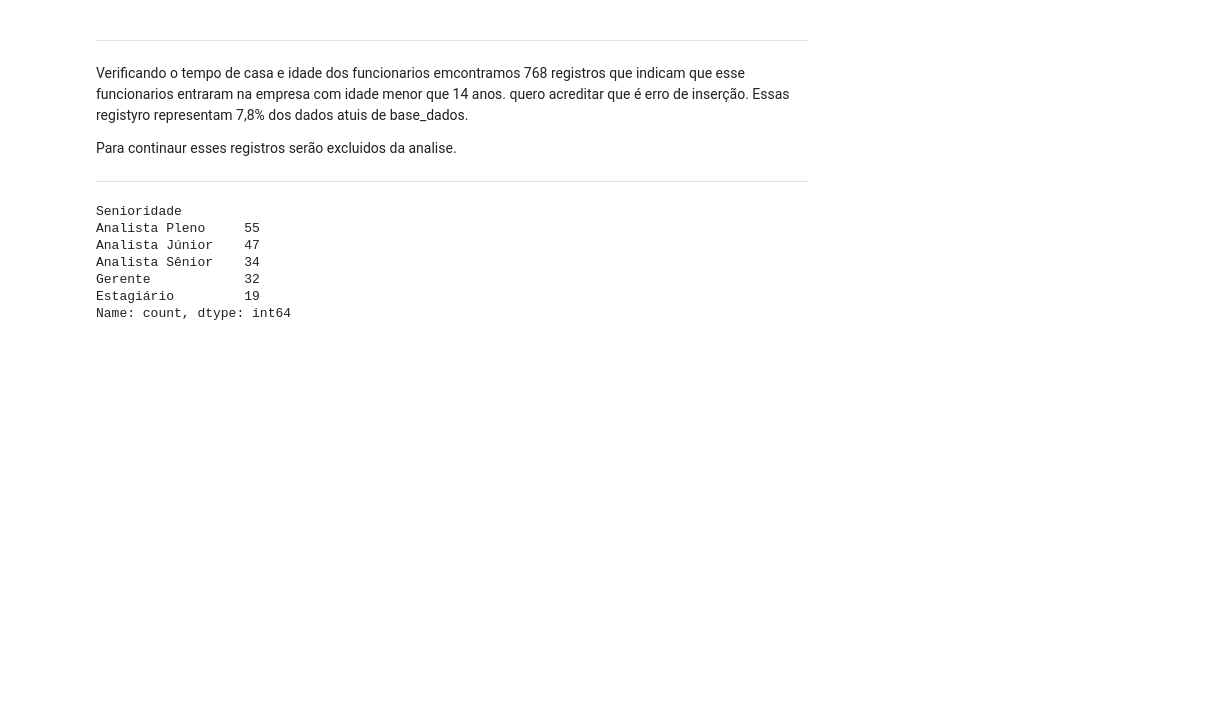
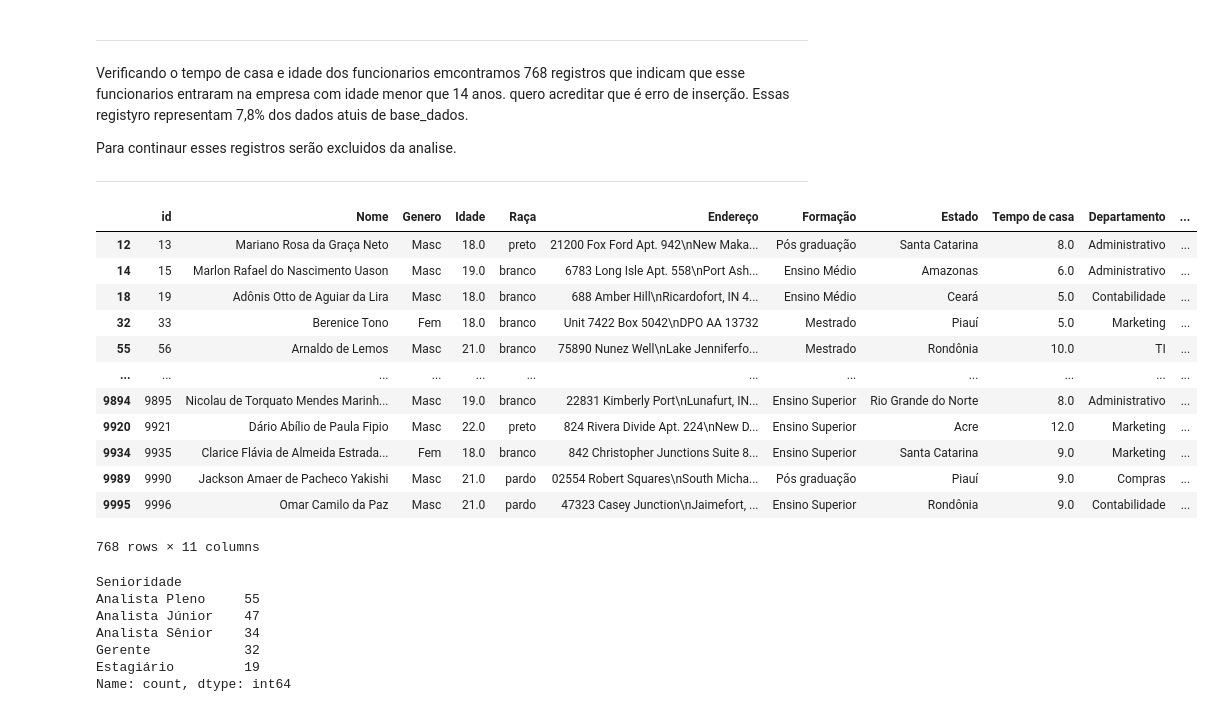
Before and after one commit to antoniosscd/Desafio_Hackathon_Ada, a Jupyter notebook: adahack-etl (1).ipynb, the cells around one changed output. Drawn from its saved outputs; the diff is of its cells as text; code cells hidden in the pictures; blank space fills up the shorter version.

```diff
--- a/adahack-etl (1).ipynb
+++ b/adahack-etl (1).ipynb
@@ -630,15 +612,31 @@ Para continaur esses registros serão excluidos da analise.
 # %%
 #A informação assima indica uma falha que sera analisada.
 grupo_inc = []
 
 for index, linha in base_dados.iterrows():
     if (linha['Idade'] - linha['Tempo de casa']) < 14:
         grupo_inc.append(linha)
 
 # Exibir as primeiras linhas do grupo_inc
 # print(pd.DataFrame(grupo_inc).head())
 
 grupo_inc = pd.DataFrame(grupo_inc)
+
+grupo_inc
+# %% [output]
+|  | id | Nome | Genero | Idade | Raça | Endereço | Formação | Estado | Tempo de casa | Departamento | ... |
+| 12 | 13 | Mariano Rosa da Graça Neto | Masc | 18.0 | preto | 21200 Fox Ford Apt. 942\nNew Maka... | Pós graduação | Santa Catarina | 8.0 | Administrativo | ... |
+| 14 | 15 | Marlon Rafael do Nascimento Uason | Masc | 19.0 | branco | 6783 Long Isle Apt. 558\nPort Ash... | Ensino Médio | Amazonas | 6.0 | Administrativo | ... |
+| 18 | 19 | Adônis Otto de Aguiar da Lira | Masc | 18.0 | branco | 688 Amber Hill\nRicardofort, IN 4... | Ensino Médio | Ceará | 5.0 | Contabilidade | ... |
+| 32 | 33 | Berenice Tono | Fem | 18.0 | branco | Unit 7422 Box 5042\nDPO AA 13732 | Mestrado | Piauí | 5.0 | Marketing | ... |
+| 55 | 56 | Arnaldo de Lemos | Masc | 21.0 | branco | 75890 Nunez Well\nLake Jenniferfo... | Mestrado | Rondônia | 10.0 | TI | ... |
+| ... | ... | ... | ... | ... | ... | ... | ... | ... | ... | ... | ... |
+| 9894 | 9895 | Nicolau de Torquato Mendes Marinh... | Masc | 19.0 | branco | 22831 Kimberly Port\nLunafurt, IN... | Ensino Superior | Rio Grande do Norte | 8.0 | Administrativo | ... |
+| 9920 | 9921 | Dário Abílio de Paula Fipio | Masc | 22.0 | preto | 824 Rivera Divide Apt. 224\nNew D... | Ensino Superior | Acre | 12.0 | Marketing | ... |
+| 9934 | 9935 | Clarice Flávia de Almeida Estrada... | Fem | 18.0 | branco | 842 Christopher Junctions Suite 8... | Ensino Superior | Santa Catarina | 9.0 | Marketing | ... |
+| 9989 | 9990 | Jackson Amaer de Pacheco Yakishi | Masc | 21.0 | pardo | 02554 Robert Squares\nSouth Micha... | Pós graduação | Piauí | 9.0 | Compras | ... |
+| 9995 | 9996 | Omar Camilo da Paz | Masc | 21.0 | pardo | 47323 Casey Junction\nJaimefort, ... | Ensino Superior | Rondônia | 9.0 | Contabilidade | ... |
+768 rows × 11 columns
 # %%
 valores = grupo_inc[(grupo_inc['Genero']=='Fem') & (grupo_inc['Senioridade'])]
 
```
Also changed, not shown: parts of 9 cells of this notebook, 2 other files.
